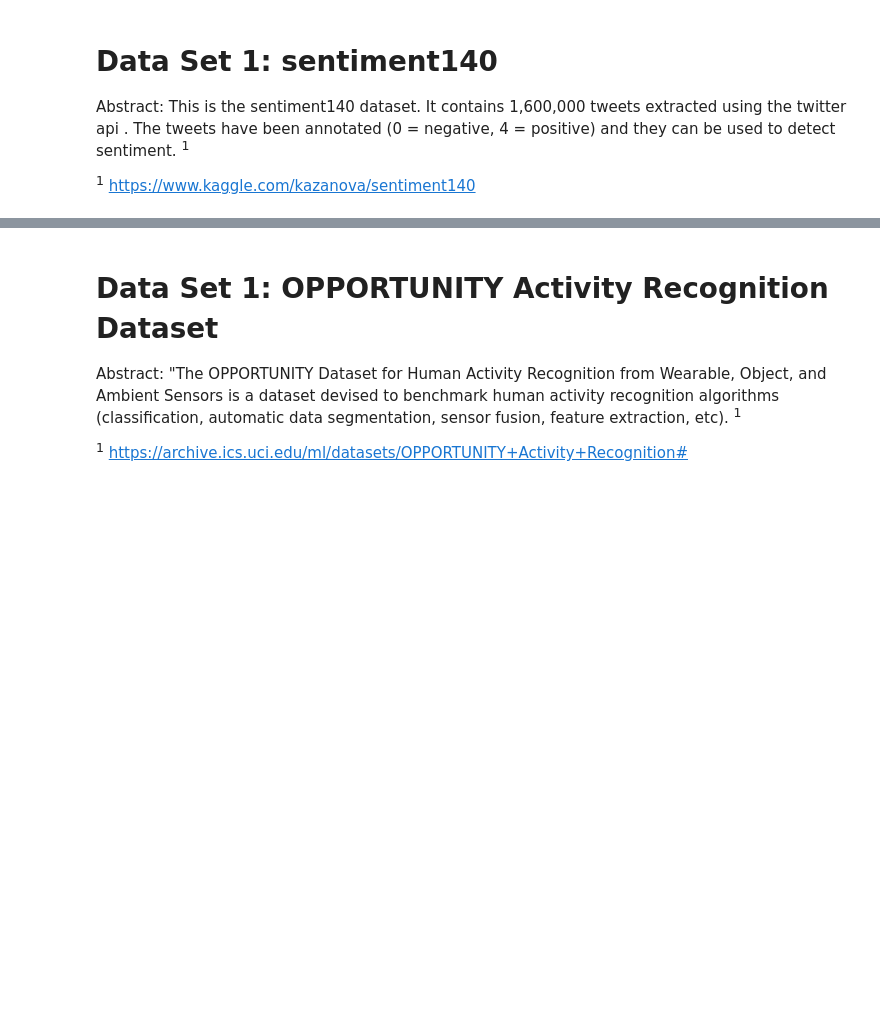
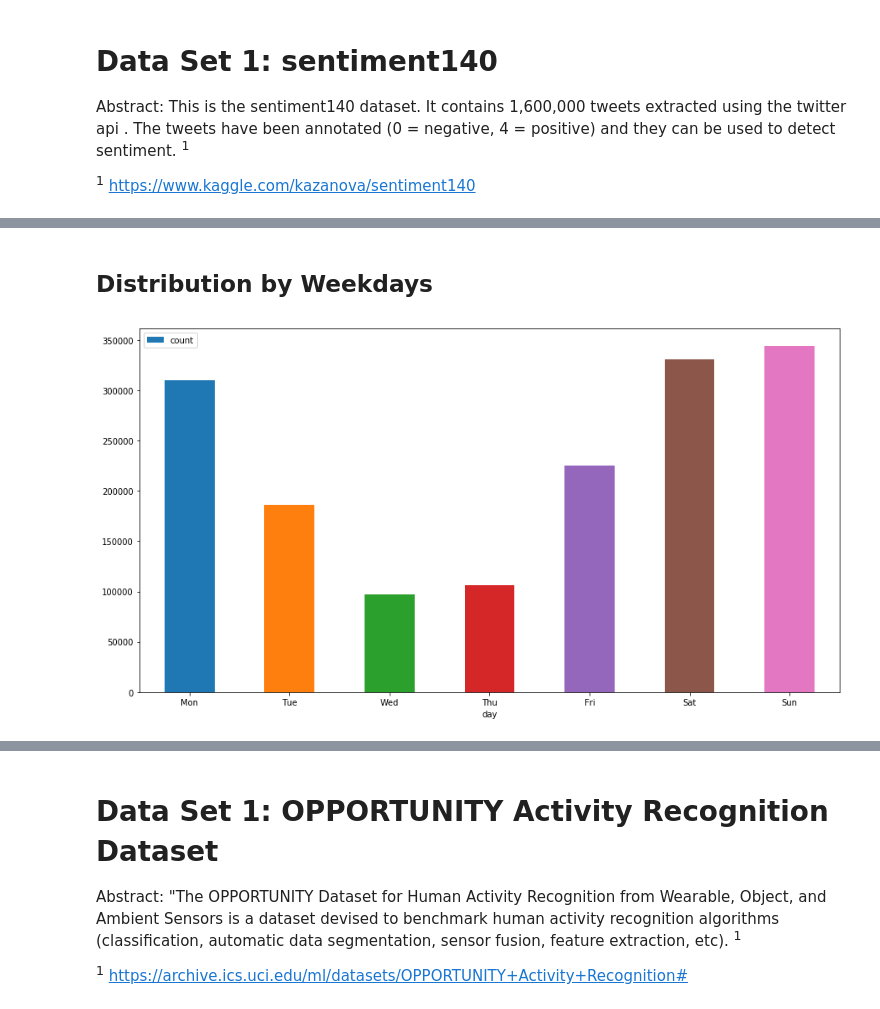
Before and after one commit to zietho/machine-learning, a Jupyter notebook: Machine_Learning_00.ipynb, the cells around one changed output, grey strips where cells are left out. Saved outputs shown, nothing was run; the diff lists cells and outputs as text; code cells hidden in the pictures; blank space fills up the shorter version.

```diff
--- a/Machine_Learning_00.ipynb
+++ b/Machine_Learning_00.ipynb
@@ -75,0 +164,19 @@ Name: query_type, dtype: int64
+# %% [markdown]
+## Distribution by Weekdays
+# %%
+g = df_clean.groupby(by=df_clean.weekday).agg('count')
+
+df_weekday_plot = pd.DataFrame({"day":g.index, "count":g.ids})
+# sort categorical
+cats = ['Mon','Tue','Wed','Thu','Fri','Sat', 'Sun']
+df_weekday_plot.day = pd.Categorical(df_weekday_plot.day,
+                      categories=cats,
+                      ordered=True)
+df_weekday_plot.sort_values('day', inplace=True)
+df_weekday_plot
+
+
+plt.rcParams["figure.figsize"] = (15,8)
+ax = df_weekday_plot.plot.bar(x='day', y='count', rot=0)
+# %% [output]
+[figure, added]
```
Also changed, not shown: parts of 27 cells of this notebook.
